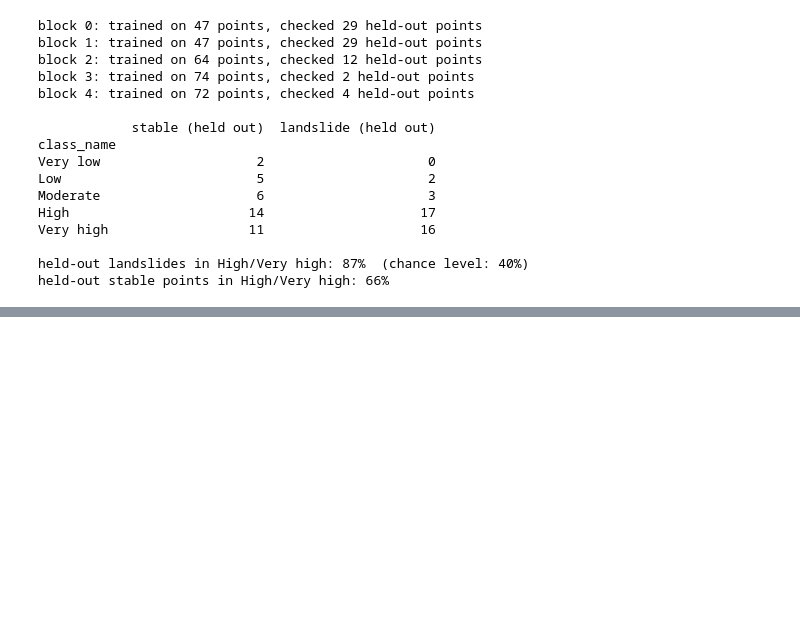
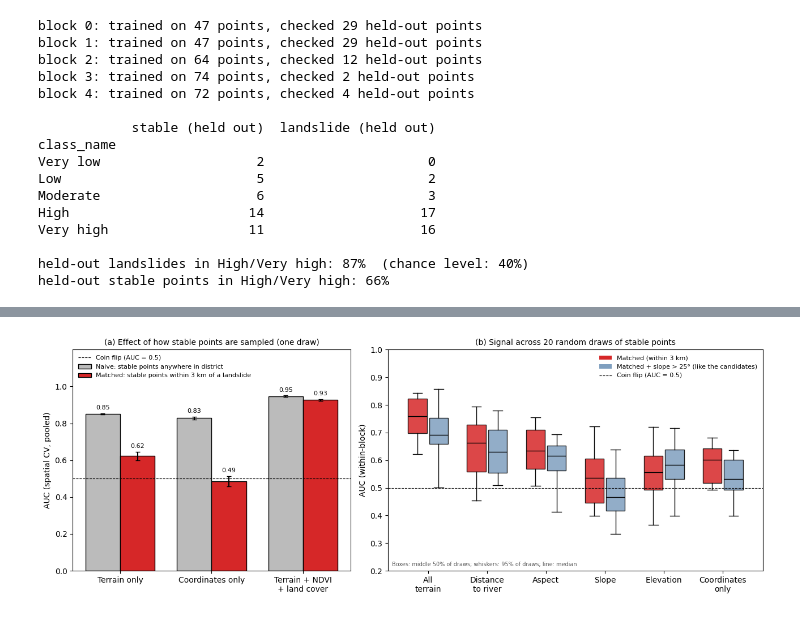
Before and after one commit to makkergauri/uttarakhand-landslide-risk, a Jupyter notebook: 03_model.ipynb, the cells around one changed output, grey strips where cells are left out. Saved outputs shown, nothing was run; the diff lists cells and outputs as text; code cells hidden in the pictures; blank space fills up the shorter version.

```diff
--- a/03_model.ipynb
+++ b/03_model.ipynb
@@ -629,0 +864,63 @@ held-out stable points in High/Very high: 66%
+# %%
+# Cell 17 - Figure 4 (v2): (a) sampling design, one draw; (b) feature signal across 20 draws
+from matplotlib.patches import Patch
+
+models = ["terrain", "coordinates only", "full (circular)"]
+model_labels = ["Terrain only", "Coordinates only", "Terrain + NDVI\n+ land cover"]
+naive = results[results["cv"] == "spatial"].groupby("model")["auc"].agg(["mean", "std"]).loc[models]
+matched = results_m[results_m["cv"] == "spatial"].groupby("model")["pooled_auc"].agg(["mean", "std"]).loc[models]
+
+fig, (ax1, ax2) = plt.subplots(1, 2, figsize=(13, 4.8), gridspec_kw={"width_ratios": [1, 1.35]})
+
+# (a) unchanged from Cell 9, but honestly labelled as one draw
+x = np.arange(len(models))
+w = 0.38
+ax1.bar(x - w/2, naive["mean"], w, yerr=naive["std"], capsize=3, color="#bbbbbb",
+        edgecolor="black", label="Naive: stable points anywhere in district")
+ax1.bar(x + w/2, matched["mean"], w, yerr=matched["std"], capsize=3, color="#d62728",
+        edgecolor="black", label="Matched: stable points within 3 km of a landslide")
+for xi, m, s in zip(x - w/2, naive["mean"], naive["std"]):
+    ax1.text(xi, m + s + 0.02, f"{m:.2f}", ha="center", fontsize=8)
+for xi, m, s in zip(x + w/2, matched["mean"], matched["std"]):
+    ax1.text(xi, m + s + 0.02, f"{m:.2f}", ha="center", fontsize=8)
+ax1.axhline(0.5, ls="--", c="black", lw=0.8, label="Coin flip (AUC = 0.5)")
+ax1.set_xticks(x)
+ax1.set_xticklabels(model_labels)
+ax1.set_ylim(0, 1.2)
+ax1.set_yticks(np.arange(0, 1.01, 0.2))
+ax1.set_ylabel("AUC (spatial CV, pooled)")
+ax1.set_title("(a) Effect of how stable points are sampled (one draw)", fontsize=10)
+ax1.legend(loc="upper left", fontsize=8, frameon=False)
+
+# (b) box plots across 20 draws of stable points, both designs side by side
+tests_b = ["terrain (all)", "only dist_river", "only aspect", "only slope", "only elevation", "coordinates only"]
+labels_b = ["All\nterrain", "Distance\nto river", "Aspect", "Slope", "Elevation", "Coordinates\nonly"]
+designs = [("original matched", "#d62728"), ("slope-matched", "#7f9fbf")]
+for k, (design, colour) in enumerate(designs):
+    data = [draws_all[(draws_all["test"] == t) & (draws_all["design"] == design)]["auc"].values
+            for t in tests_b]
+    pos = np.arange(len(tests_b)) + (k - 0.5) * 0.36
+    bp = ax2.boxplot(data, positions=pos, widths=0.32, whis=(2.5, 97.5), showfliers=False,
+                     patch_artist=True, medianprops={"color": "black"})
+    for box in bp["boxes"]:
+        box.set_facecolor(colour)
+        box.set_alpha(0.85)
+ax2.axhline(0.5, ls="--", c="black", lw=0.8)
+ax2.set_xticks(np.arange(len(tests_b)))
+ax2.set_xticklabels(labels_b)
+ax2.set_ylim(0.2, 1.0)
+ax2.set_ylabel("AUC (within-block)")
+ax2.set_title("(b) Signal across 20 random draws of stable points", fontsize=10)
+ax2.legend(handles=[Patch(facecolor="#d62728", label="Matched (within 3 km)"),
+                    Patch(facecolor="#7f9fbf", label="Matched + slope > 25° (like the candidates)"),
+                    plt.Line2D([], [], ls="--", c="black", lw=0.8, label="Coin flip (AUC = 0.5)")],
+           loc="upper right", fontsize=8, frameon=False)
+ax2.text(0.01, 0.02, "Boxes: middle 50% of draws; whiskers: 95% of draws; line: median",
+         transform=ax2.transAxes, fontsize=7, color="#555555")
+
+plt.tight_layout()
+plt.savefig(f"{base}/figures/fig4_model_evaluation.png", dpi=300, bbox_inches="tight")
+plt.savefig(f"{base}/figures/fig4_model_evaluation.pdf", bbox_inches="tight")
+plt.show()
+# %% [output]
+[figure, added]
```
Also changed, not shown: parts of 3 cells of this notebook.
